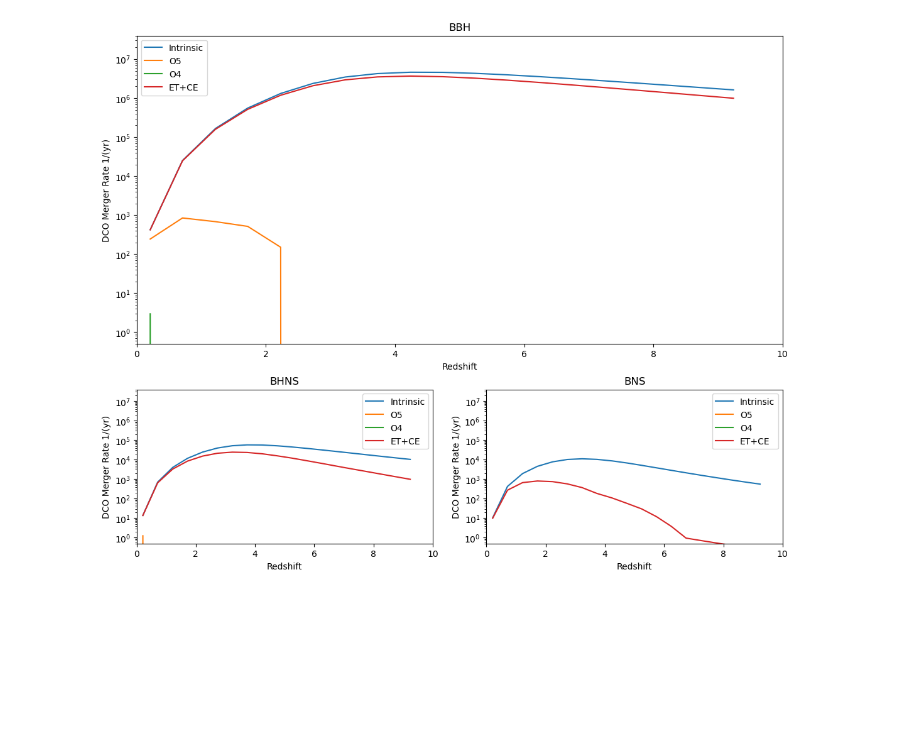
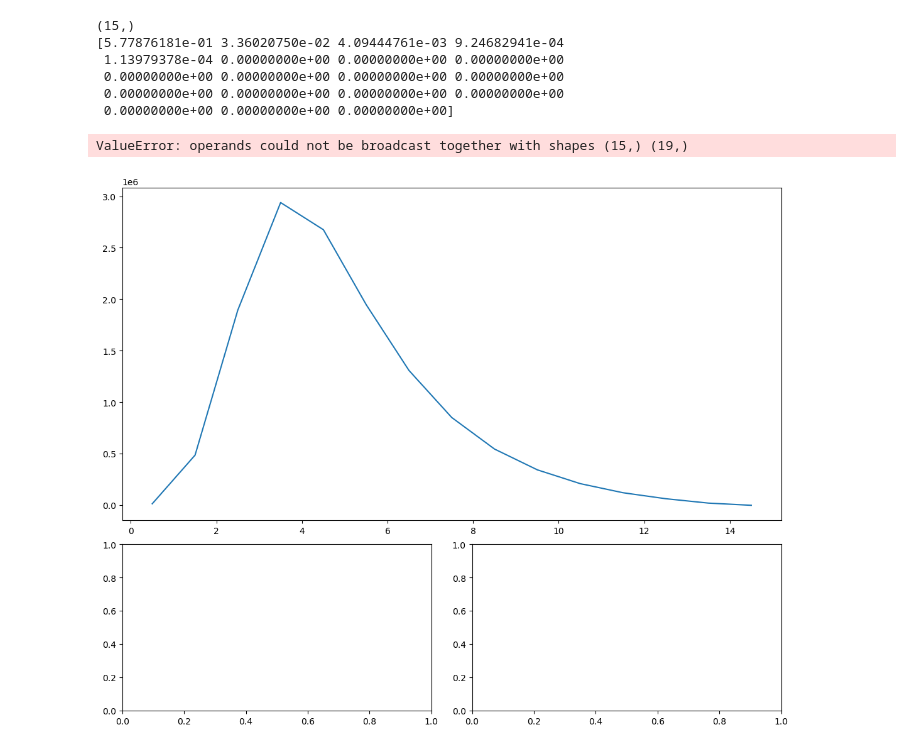
Before and after one commit to stlgolfer/metallicity_mergers, a Jupyter notebook: rates_large_plot.ipynb, the cells around one changed output. Cells and saved outputs as stored; diff of their text form; code cells hidden in the pictures; blank space fills up the shorter version.

```diff
--- a/rates_large_plot.ipynb
+++ b/rates_large_plot.ipynb
@@ -31,36 +31,44 @@ form_ax = form_fig.subplot_mosaic([
 def plot_with_cut(fname, ax, intrinsic, label, comoving_volume):
     snr_weights = np.load(fname)
     scale = np.sum(snr_weights, axis=1)/(snr_weights.shape[1])
+    print(scale)
     p_line = np.sum(intrinsic['all_weights'],axis=0)*scale*comoving_volume
     ax.plot(
         intrinsic['redshifts'],
         p_line,
         label=label
     )
     # print(intrinsic['redshifts'])
     ax.set_xlabel('Redshift')
     ax.set_ylabel('DCO Merger Rate 1/(yr)')
     ax.set_xlim(0, 10)
     ax.set_ylim(0.5, 4000e4)
     ax.legend()
     ax.set_yscale('log')
 
 def plot_subpopulation(pop_type, loc):
     with open(f'./fiducial_{pop_type}.pkl', 'rb') as p:
         intrinsic = pickle.load(p)
         global form_ax
         ax = form_ax[loc]
         comoving_volume = Planck13.comoving_volume(intrinsic['redshifts']).to(u.Gpc**3).value
-
+        print(comoving_volume.shape)
         ax.plot(intrinsic['redshifts'], np.sum(intrinsic['all_weights'],axis=0)*comoving_volume, label='Intrinsic')
         # now also plot the SNR cuts
         plot_with_cut(f'{pop_type}_O5_8.npy', ax, intrinsic, 'O5', comoving_volume)
-        plot_with_cut(f'{pop_type}_O4_8.npy', ax, intrinsic, 'O4', comoving_volume)
+        # plot_with_cut(f'{pop_type}_O4_8.npy', ax, intrinsic, 'O4', comoving_volume)
         plot_with_cut(f'{pop_type}_ET_CE_10.npy', ax, intrinsic, 'ET+CE', comoving_volume)
         ax.set_title(pop_type)
         p.close()
 plot_subpopulation('BBH', 'Top')
-plot_subpopulation('BHNS', 'Left')
-plot_subpopulation('BNS', 'Right')
+# plot_subpopulation('BHNS', 'Left')
+# plot_subpopulation('BNS', 'Right')
 # %% [output]
+(15,)
+[5.77876181e-01 3.36020750e-02 4.09444761e-03 9.24682941e-04
+ 1.13979378e-04 0.00000000e+00 0.00000000e+00 0.00000000e+00
+ 0.00000000e+00 0.00000000e+00 0.00000000e+00 0.00000000e+00
+ 0.00000000e+00 0.00000000e+00 0.00000000e+00 0.00000000e+00
+ 0.00000000e+00 0.00000000e+00 0.00000000e+00]
+ValueError: operands could not be broadcast together with shapes (15,) (19,)
-[figure, old version]
+[figure, new version]
```
Also changed, not shown: 5 other files.
